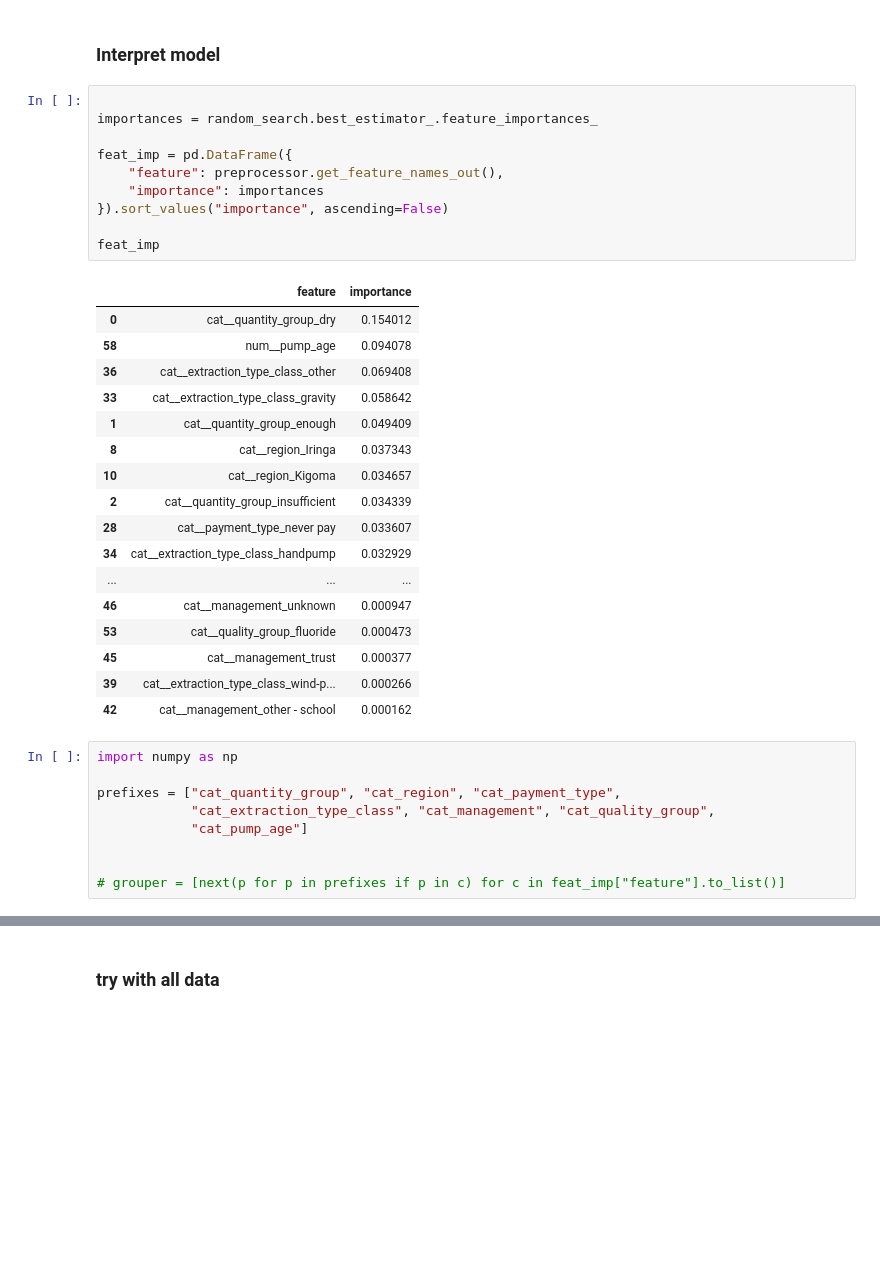
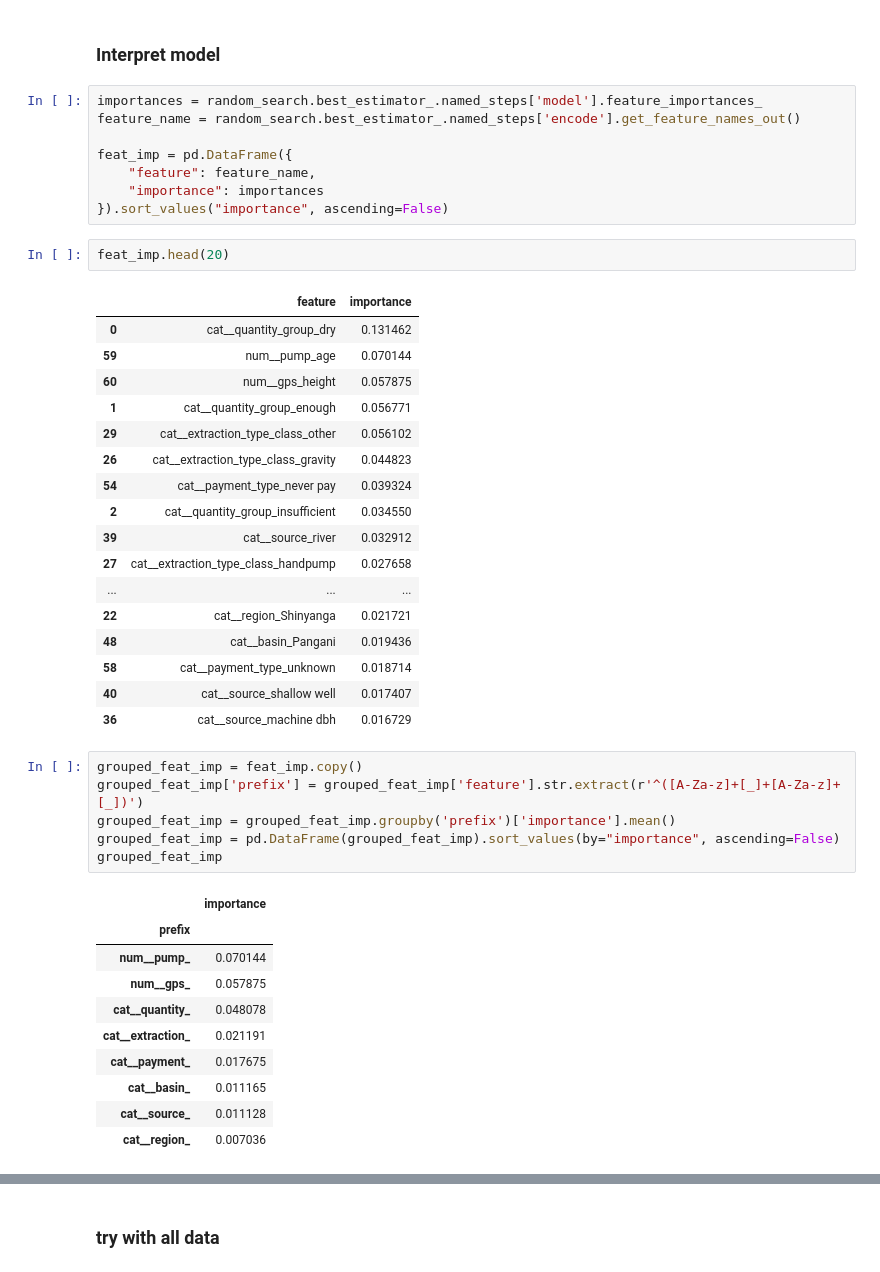
Before and after one commit to floranuta/Data_Circle, a Jupyter notebook: notebooks/optimization.ipynb, the cells around one changed output, grey strips where cells are left out. Cells and saved outputs as stored; diff of their text form; blank space fills up the shorter version.

```diff
--- a/notebooks/optimization.ipynb
+++ b/notebooks/optimization.ipynb
@@ -174,42 +142,50 @@ prediction.shape
 # %% [markdown]
 ### Interpret model
 # %%
-
-importances = random_search.best_estimator_.feature_importances_
+importances = random_search.best_estimator_.named_steps['model'].feature_importances_
+feature_name = random_search.best_estimator_.named_steps['encode'].get_feature_names_out()
 
 feat_imp = pd.DataFrame({
-    "feature": preprocessor.get_feature_names_out(),
+    "feature": feature_name,
     "importance": importances
 }).sort_values("importance", ascending=False)
-
-feat_imp
-# %% [output]
-|  | feature | importance |
-| 0 | cat__quantity_group_dry | 0.154012 |
-| 58 | num__pump_age | 0.094078 |
-| 36 | cat__extraction_type_class_other | 0.069408 |
-| 33 | cat__extraction_type_class_gravity | 0.058642 |
-| 1 | cat__quantity_group_enough | 0.049409 |
-| 8 | cat__region_Iringa | 0.037343 |
-| 10 | cat__region_Kigoma | 0.034657 |
-| 2 | cat__quantity_group_insufficient | 0.034339 |
-| 28 | cat__payment_type_never pay | 0.033607 |
-| 34 | cat__extraction_type_class_handpump | 0.032929 |
-| ... | ... | ... |
-| 46 | cat__management_unknown | 0.000947 |
-| 53 | cat__quality_group_fluoride | 0.000473 |
-| 45 | cat__management_trust | 0.000377 |
-| 39 | cat__extraction_type_class_wind-p... | 0.000266 |
-| 42 | cat__management_other - school | 0.000162 |
-# %%
-import numpy as np
-
-prefixes = ["cat_quantity_group", "cat_region", "cat_payment_type",
-            "cat_extraction_type_class", "cat_management", "cat_quality_group",
-            "cat_pump_age"]
-
-
-# grouper = [next(p for p in prefixes if p in c) for c in feat_imp["feature"].to_list()]
+# %%
+feat_imp.head(20)
+# %% [output]
+|  | feature | importance |
+| 0 | cat__quantity_group_dry | 0.131462 |
+| 59 | num__pump_age | 0.070144 |
+| 60 | num__gps_height | 0.057875 |
+| 1 | cat__quantity_group_enough | 0.056771 |
+| 29 | cat__extraction_type_class_other | 0.056102 |
+| 26 | cat__extraction_type_class_gravity | 0.044823 |
+| 54 | cat__payment_type_never pay | 0.039324 |
+| 2 | cat__quantity_group_insufficient | 0.034550 |
+| 39 | cat__source_river | 0.032912 |
+| 27 | cat__extraction_type_class_handpump | 0.027658 |
+| ... | ... | ... |
+| 22 | cat__region_Shinyanga | 0.021721 |
+| 48 | cat__basin_Pangani | 0.019436 |
+| 58 | cat__payment_type_unknown | 0.018714 |
+| 40 | cat__source_shallow well | 0.017407 |
+| 36 | cat__source_machine dbh | 0.016729 |
+# %%
+grouped_feat_imp = feat_imp.copy()
+grouped_feat_imp['prefix'] = grouped_feat_imp['feature'].str.extract(r'^([A-Za-z]+[_]+[A-Za-z]+[_])')
+grouped_feat_imp = grouped_feat_imp.groupby('prefix')['importance'].mean()
+grouped_feat_imp = pd.DataFrame(grouped_feat_imp).sort_values(by="importance", ascending=False)
+grouped_feat_imp
+# %% [output]
+|  | importance |
+| prefix |  |
+| num__pump_ | 0.070144 |
+| num__gps_ | 0.057875 |
+| cat__quantity_ | 0.048078 |
+| cat__extraction_ | 0.021191 |
+| cat__payment_ | 0.017675 |
+| cat__basin_ | 0.011165 |
+| cat__source_ | 0.011128 |
+| cat__region_ | 0.007036 |
 # %%
 res = pd.DataFrame.from_dict(random_search.cv_results_)
 res
```
Also changed, not shown: parts of 22 cells of this notebook.
